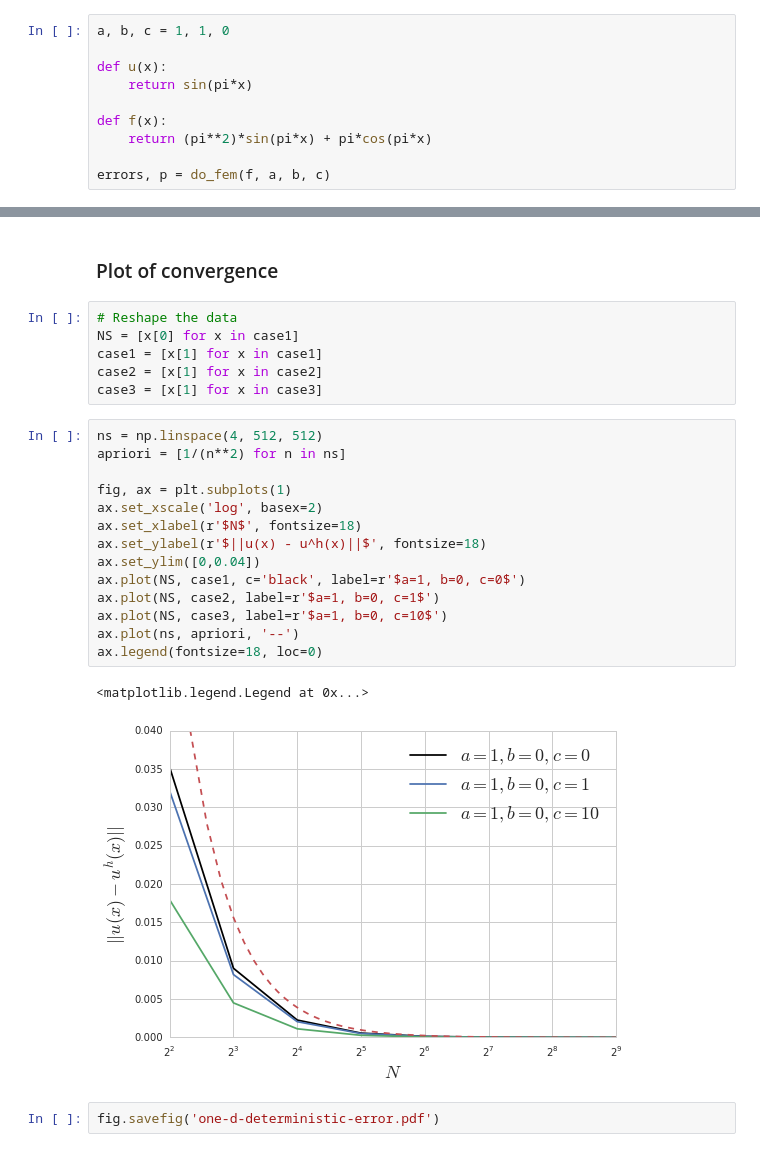
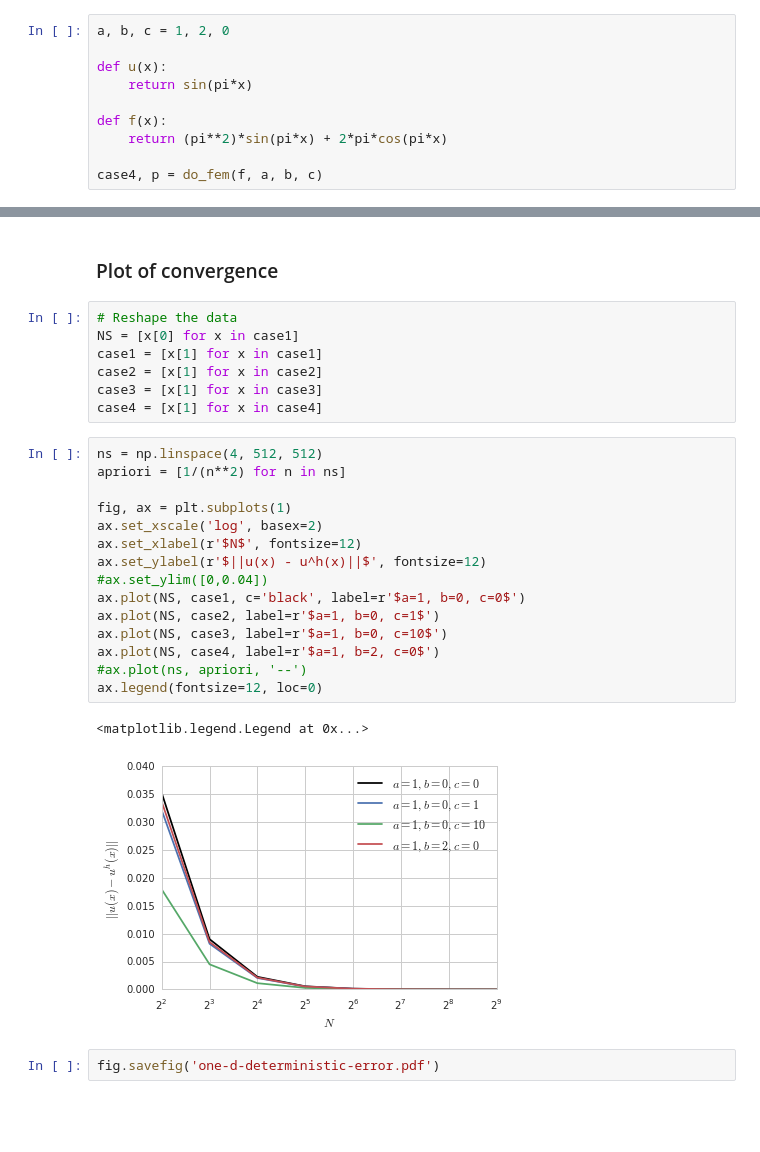
Before and after one commit to alcarney/polynomial_chaos, a Jupyter notebook: src/oned_deterministic.ipynb, the cells around one changed output, grey strips where cells are left out. Saved outputs shown, nothing was run; the diff lists cells and outputs as text; blank space fills up the shorter version.

```diff
--- a/src/oned_deterministic.ipynb
+++ b/src/oned_deterministic.ipynb
@@ -77,13 +78,13 @@ case3, p = do_fem(f, a, b, c)
 # %% [markdown]
 ## Case 4: a = 1, b = 1, c = 0
 # %%
-a, b, c = 1, 1, 0
+a, b, c = 1, 2, 0
 
 def u(x):
     return sin(pi*x)
 
 def f(x):
-    return (pi**2)*sin(pi*x) + pi*cos(pi*x)
+    return (pi**2)*sin(pi*x) + 2*pi*cos(pi*x)
 
-errors, p = do_fem(f, a, b, c)
+case4, p = do_fem(f, a, b, c)
 # %% [output]
@@ -96,22 +97,24 @@ NS = [x[0] for x in case1]
 case1 = [x[1] for x in case1]
 case2 = [x[1] for x in case2]
 case3 = [x[1] for x in case3]
+case4 = [x[1] for x in case4]
 # %%
 ns = np.linspace(4, 512, 512)
 apriori = [1/(n**2) for n in ns]
 
 fig, ax = plt.subplots(1)
 ax.set_xscale('log', basex=2)
-ax.set_xlabel(r'$N$', fontsize=18)
-ax.set_ylabel(r'$||u(x) - u^h(x)||$', fontsize=18)
-ax.set_ylim([0,0.04])
+ax.set_xlabel(r'$N$', fontsize=12)
+ax.set_ylabel(r'$||u(x) - u^h(x)||$', fontsize=12)
+#ax.set_ylim([0,0.04])
 ax.plot(NS, case1, c='black', label=r'$a=1, b=0, c=0$')
 ax.plot(NS, case2, label=r'$a=1, b=0, c=1$')
 ax.plot(NS, case3, label=r'$a=1, b=0, c=10$')
-ax.plot(ns, apriori, '--')
-ax.legend(fontsize=18, loc=0)
+ax.plot(NS, case4, label=r'$a=1, b=2, c=0$')
+#ax.plot(ns, apriori, '--')
+ax.legend(fontsize=12, loc=0)
 # %% [output]
 <matplotlib.legend.Legend at 0x...>
-[figure, old version]
+[figure, new version]
 # %%
 fig.savefig('one-d-deterministic-error.pdf')
```
Also changed, not shown: parts of 5 cells of this notebook, 15 other files.
